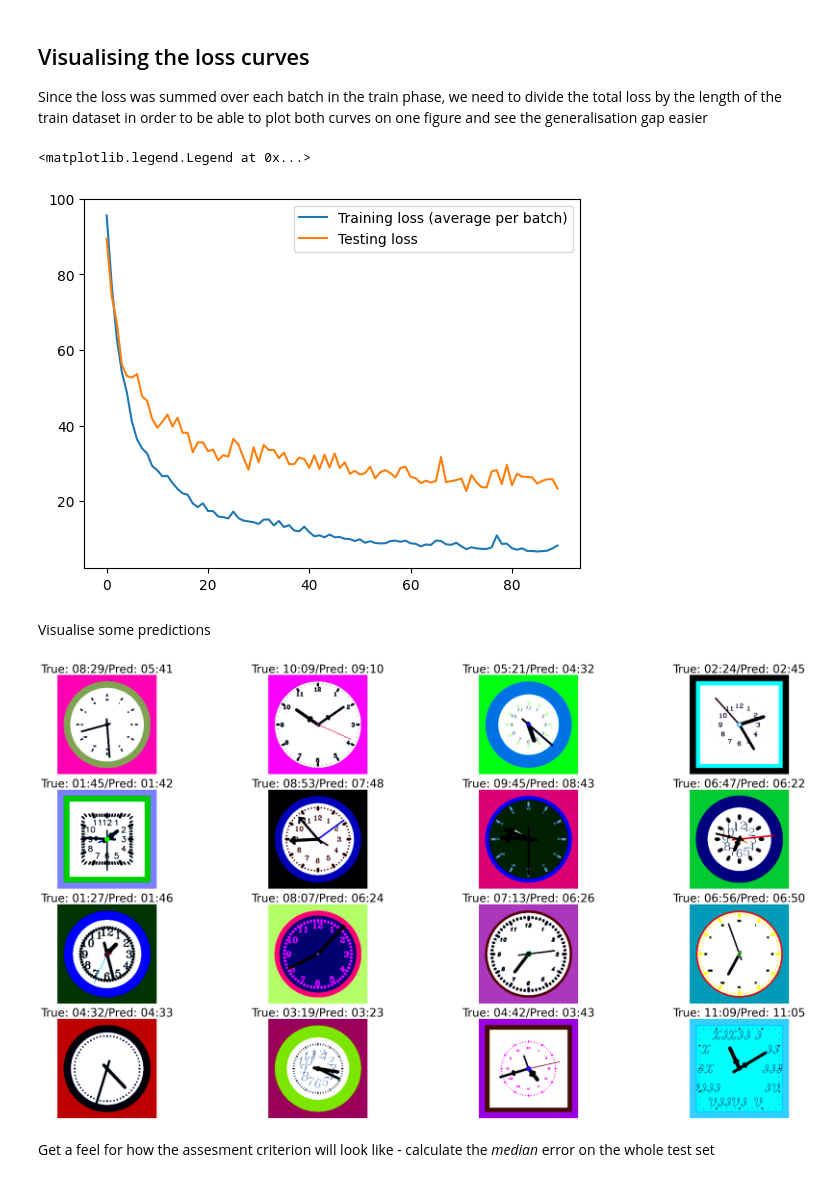
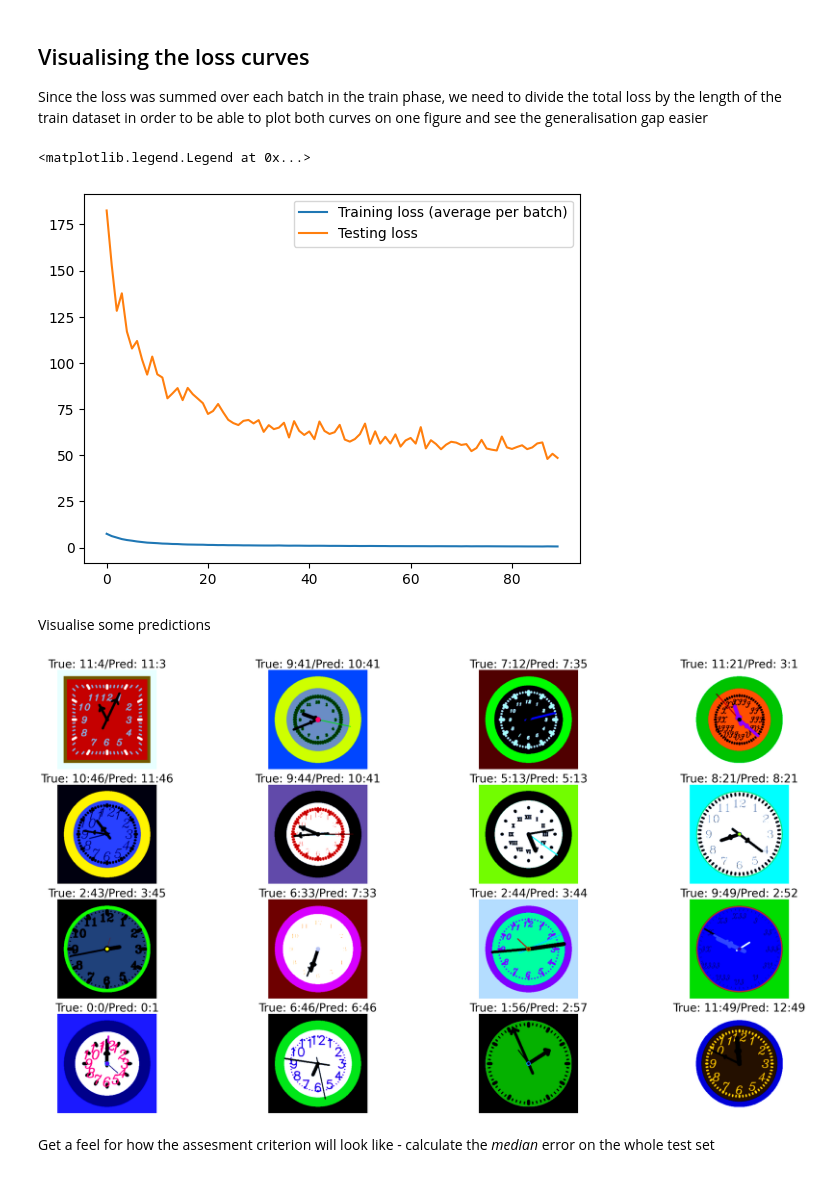
Before and after one commit to dont-text-me/PADL-assessment, a Jupyter notebook: padl.ipynb, the cells around one changed output. Drawn from its saved outputs; the diff is of its cells as text; code cells hidden in the pictures.

```diff
--- a/padl.ipynb
+++ b/padl.ipynb
@@ -498,7 +541,7 @@ train_sampler = SubsetRandomSampler(train_indices)
 test_sampler = SubsetRandomSampler(test_indices)
 # %%
 dataset = ClocksDataset("train", transform)
-train_loader = DataLoader(dataset, sampler=train_sampler, batch_size=8)
+train_loader = DataLoader(dataset, sampler=train_sampler, batch_size=4)
 test_loader = DataLoader(
     dataset, sampler=test_sampler, batch_size=len(test_indices)
 )  # No need to batch the test data, process the whole set at once
@@ -671,14 +712,12 @@ class ClockPredictor(torch.nn.Module):
             relu,
             torch.nn.Linear(128, 64),
             relu,
-            torch.nn.Linear(64, 2),
-            torch.nn.Sigmoid(),
+            torch.nn.Linear(64, 4),  # sin_h, cos_h, sin_m, cos_m
+            torch.nn.Tanh(),  # Since we are using sin and cosine, map to -1 and 1 instead of 0 and 1
         ).to(self.device)
 
     def forward(self, x):
-        x = self.main(x)  # Both output tensors are now in a range between 0 and 1
-        # Map the output to "clock" values: the 1st element is hours * 60, 2nd is minutes
-        x = x * torch.tensor((23 * 60, 59), dtype=torch.float32, device=self.device)
+        x = self.main(x)  # Both output tensors are now in a range between -1 and 1
         return x
 
 
@@ -689,6 +728,6 @@ model = ClockPredictor("mps")
 # %% [markdown]
 Test the model's output matches the expected shape (2 values, an hour and a minute)
 # %%
-imgs, labels = next(iter(train_loader))
+imgs, labels, _ = next(iter(train_loader))
 model(imgs.to("mps")).shape, labels.shape
 # %% [output]
@@ -696,5 +735,5 @@ model(imgs.to("mps")).shape, labels.shape
 # %%
-clock_loss = torch.nn.L1Loss()
+clock_loss = torch.nn.L1Loss(reduction="sum")
 clock_optimizer = torch.optim.Adam(model.parameters(), lr=1e-4)
 scheduler = torch.optim.lr_scheduler.StepLR(
     clock_optimizer, step_size=30, gamma=0.1
@@ -703,10 +742,11 @@ num_epochs = 90
 model.train()
 train_losses = []
 test_losses = []
+best_test_loss = 1e9
 for epoch in range(num_epochs):
     model.train()
     total_loss = 0
-    for i, (images, labels) in enumerate(train_loader):
+    for i, (images, labels, _) in enumerate(train_loader):
         output = model(images.to("mps"))
         loss = clock_loss(output, labels.to("mps"))
         clock_optimizer.zero_grad()
@@ -716,9 +756,13 @@ for epoch in range(num_epochs):
     print("Total training loss over epoch {}: {:.2f}".format(epoch + 1, total_loss))
     train_losses.append(total_loss.item())
     model.eval()
-    imgs, labels = next(iter(test_loader))
+    imgs, labels, _ = next(iter(test_loader))
     output = model(imgs.to("mps"))
     test_loss = clock_loss(output, labels.to("mps"))
-    print(f"Test loss over epoch {epoch}: {round(test_loss.item(), 3)}")
+    print(f"Test loss over epoch {epoch + 1}: {round(test_loss.item(), 3)}")
+    if test_loss.item() < best_test_loss:
+        best_test_loss = test_loss.item()
+        print("New best - storing weights...")
+        torch.save(model.state_dict(), "q5-checkpoint-best-loss.pt")
     test_losses.append(test_loss.item())
 # %% [output]
@@ -747,47 +791,38 @@ in order to be able to plot both curves on one figure and see the generalisation
 import numpy as np
 
 plt.plot(
-    range(num_epochs),
     np.array(train_losses) / len(train_loader),
     label="Training loss (average per batch)",
 )
-plt.plot(range(num_epochs), test_losses, label="Testing loss")
+plt.plot(test_losses, label="Testing loss")
 plt.legend()
 # %% [output]
 <matplotlib.legend.Legend at 0x...>
-[figure, old version]
+[figure, new version]
 # %% [markdown]
 Visualise some predictions
 # %%
 model.eval()
-images, labels = next(iter(test_loader))
+images, labels, display_labels = next(iter(test_loader))
 output = model(images.to("mps"))
 
 # Display first 25 images with predicted labels
 figure = plt.figure(figsize=(32, 16))
 for i in range(16):
     figure.add_subplot(4, 4, i + 1)
     plt.title(
         "True: {}/Pred: {}".format(
+            display_labels[i],
             ":".join(
-                [
-                    str(int(labels[i].tolist()[0] / 60)).zfill(2),
-                    str(int(labels[i].tolist()[1])).zfill(2),
-                ]
-            ),
-            ":".join(
-                [
-                    str(int(output[i].tolist()[0] / 60)).zfill(2),
-                    str(int(output[i].tolist()[1])).zfill(2),
-                ]
+                map(lambda x: str(round(x)), sin_cos_to_clock(*output[i].tolist()))
             ),
         ),
         fontsize=28,
     )
     plt.axis("off")
     plt.imshow(images[i, :].squeeze().clamp(0, 1).permute(1, 2, 0), cmap="gray")
 figure.tight_layout()
 plt.show()
 # %% [output]
-[figure, old version]
+[figure, new version]
 # %%
```
Also changed, not shown: parts of 10 cells of this notebook, 1 other file.
